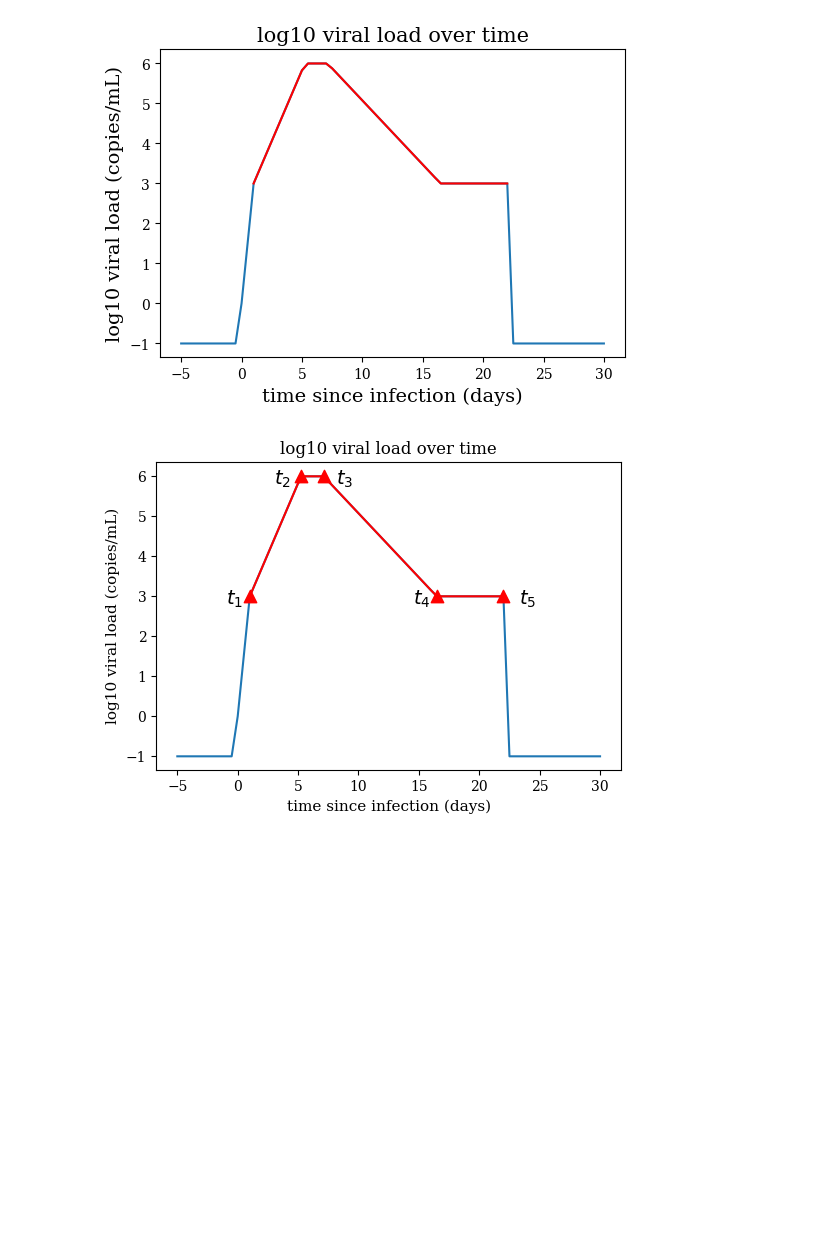
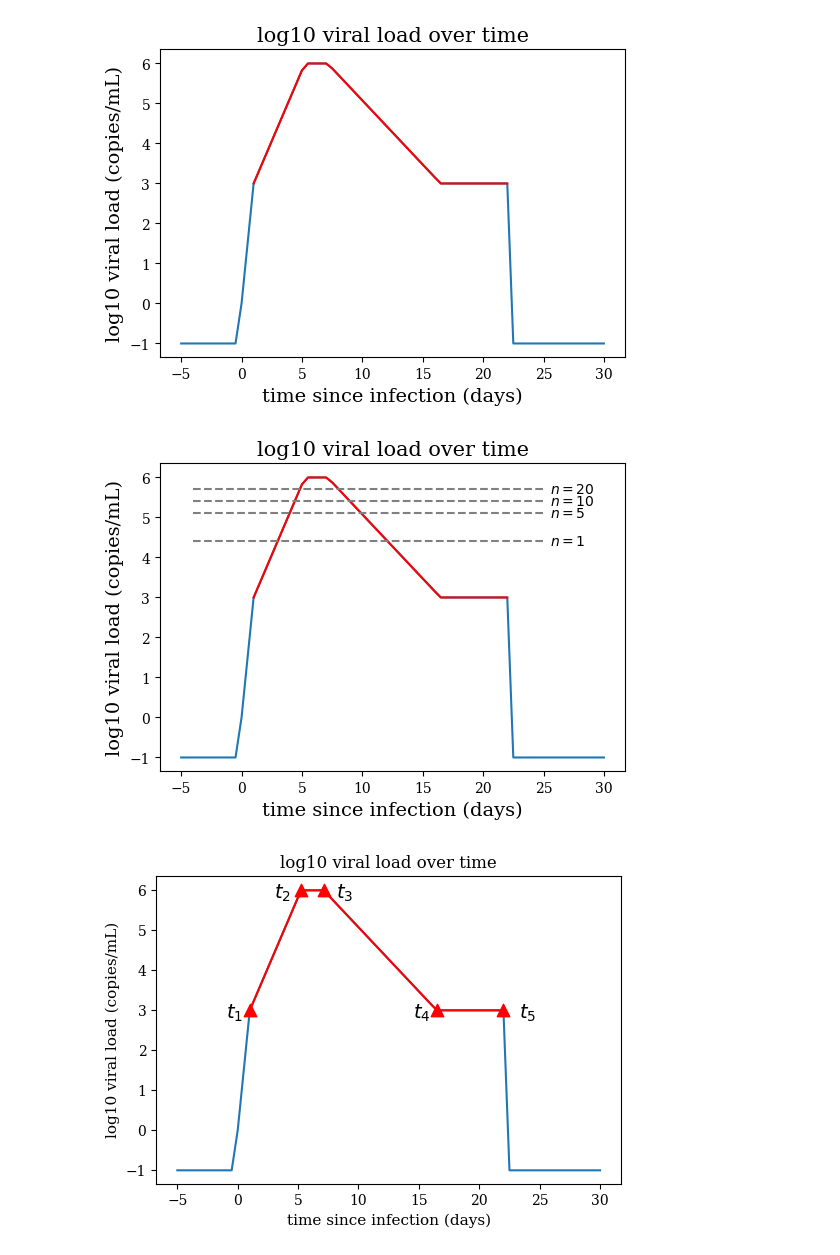
Before and after one commit to zyyjjj/corr_pooling_seirsplus, a Jupyter notebook: notebooks/figures_finalized/Fig2a_log_10_VL_over_time.ipynb, the cells around one changed output. Cells and saved outputs as stored; diff of their text form; code cells hidden in the pictures; blank space fills up the shorter version.

```diff
--- a/notebooks/figures_finalized/Fig2a_log_10_VL_over_time.ipynb
+++ b/notebooks/figures_finalized/Fig2a_log_10_VL_over_time.ipynb
@@ -65,5 +65,77 @@ plt.savefig(f'../../figures/VL.pdf', bbox_inches='tight')
 # %% [output]
 [figure]
+# %%
+VL_PARAMS = {
+        "half_peak": (1,1),
+        "start_peak": (3,5),
+        "dt_peak": (1, 3),
+        "dt_decay": (7, 10),
+        "dt_tail": (5, 6),
+        "peak_height": (6, 6),
+        "tail_height": (3, 3)
+    }
+
+np.random.seed(1234)
+
+critical_time_points = [np.random.uniform(bounds[0], bounds[1])
+        for bounds in list(VL_PARAMS.values())[:5]]
+# if we are sampling time intervals rather than time points, convert to time points
+for i in range(1,5):
+    critical_time_points[i] += critical_time_points[i-1]
+peak_plateau_height = np.random.uniform(
+    VL_PARAMS["peak_height"][0], VL_PARAMS["peak_height"][1]
+)
+tail_plateau_height = np.random.uniform(
+    VL_PARAMS["tail_height"][0], VL_PARAMS["tail_height"][1]
+)
+
+
+vls = []
+sample_times = np.linspace(0, 30, 61)
+pre_sample_times = np.linspace(-5, 0, 10, endpoint=False)
+pre_sample_vls = np.ones(10)*-1
+
+for sample_time in sample_times:
+    vls.append(_get_vl_with_plateau(
+        critical_time_points,
+        peak_plateau_height,
+        tail_plateau_height,
+        sample_time
+    ))
+
+plt.rcParams["font.family"] = 'serif'
+
+all_times = np.concatenate((pre_sample_times, sample_times))
+all_vls = np.concatenate((pre_sample_vls, vls))
+
+vl_masked = np.ma.masked_where(all_vls < 3, all_vls)
+time_masked = np.ma.masked_where(all_vls < 3, all_times)
+
+plt.figure(figsize=[6, 4])
+
+plt.plot(all_times, all_vls)
+plt.plot(time_masked, vl_masked, color="r")
+
+individual_threshold = 4.4044
+right_end = 25
+left_end = -4
+plt.hlines(individual_threshold, left_end, right_end, color="grey", linestyle="--", label="individual")
+plt.hlines(individual_threshold + np.log10(5), left_end, right_end, color="grey", linestyle="--", label="pool size 5")
+plt.hlines(individual_threshold + np.log10(10), left_end, right_end, color="grey", linestyle="--", label="pool size 10")
+plt.hlines(individual_threshold + np.log10(20), left_end, right_end, color="grey", linestyle="--", label="pool size 20")
+
+plt.annotate("$n=1$", (right_end + 0.5, individual_threshold - 0.1), fontsize=10)
+plt.annotate("$n=5$", (right_end + 0.5, individual_threshold + np.log10(5) - 0.1), fontsize=10)
+plt.annotate("$n=10$", (right_end + 0.5, individual_threshold + np.log10(10) - 0.1), fontsize=10)
+plt.annotate("$n=20$", (right_end + 0.5, individual_threshold + np.log10(20) - 0.1), fontsize=10)
+
+
+plt.title("log10 viral load over time", fontsize=15)
+plt.xlabel("time since infection (days)", fontsize=14)
+plt.ylabel("log10 viral load (copies/mL)", fontsize=14)
+# plt.savefig(f'../../figures/VL_dilution_thresholds.pdf', bbox_inches='tight')
+# %% [output]
+[figure, added]
 # %%
 VL_PARAMS = {
         "half_peak": (1,1),
```
Also changed, not shown: parts of 1 cell of this notebook, 4 other files.
